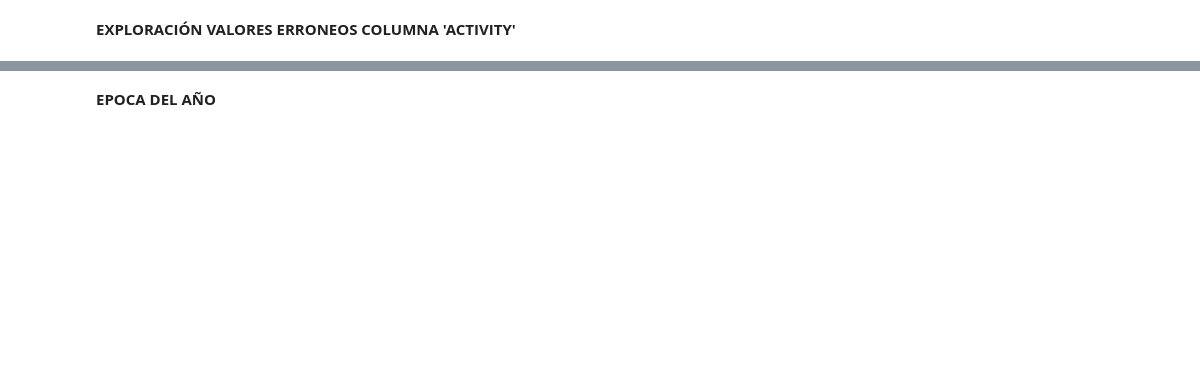
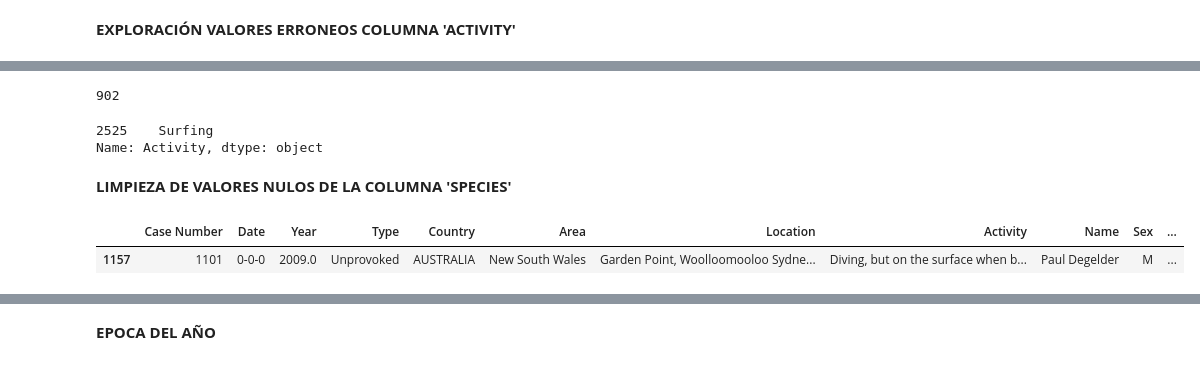
Before and after one commit to Periclates7/Data_cleaning_project, a Jupyter notebook: src/cleaning_sharks.ipynb, the cells around one changed output, grey strips where cells are left out. Saved outputs shown, nothing was run; the diff lists cells and outputs as text; code cells hidden in the pictures; blank space fills up the shorter version.

Commit message:
Limpieza de errores terminada

```diff
--- a/src/cleaning_sharks.ipynb
+++ b/src/cleaning_sharks.ipynb
@@ -1282,6 +1284,3 @@ def formateo_fecha(x):
         return pd.to_datetime(x, format='%d-%m-%Y')
     except:
         pass
-# %%
-# Aplicamos
-data.Date = data.Date.apply(formateo_fecha)
@@ -1381,9 +1395,21 @@ len(data.Activity.unique())
 # %%
 len(data.Activity[data.Activity == 'Surfing'])
+# %% [output]
+902
 # %%
 data.Activity[data.Activity == 'Surfing'].sample()
+# %% [output]
+2525    Surfing
+Name: Activity, dtype: object
 # %%
 # Los datos de la columna actividad parecen ser bastante consistentes por lo que los dejaremos así para luego hacer
 # el análisis descriptivo.
 # %%
 data.head(200)
+# %% [markdown]
+**LIMPIEZA DE VALORES NULOS DE LA COLUMNA 'SPECIES'**
+# %%
+data.sample()
+# %% [output]
+|  | Case Number | Date | Year | Type | Country | Area | Location | Activity | Name | Sex | ... |
+| 1157 | 1101 | 0-0-0 | 2009.0 | Unprovoked | AUSTRALIA | New South Wales | Garden Point, Woolloomooloo Sydne... | Diving, but on the surface when b... | Paul Degelder | M | ... |
```
Also changed, not shown: parts of 18 cells of this notebook.
